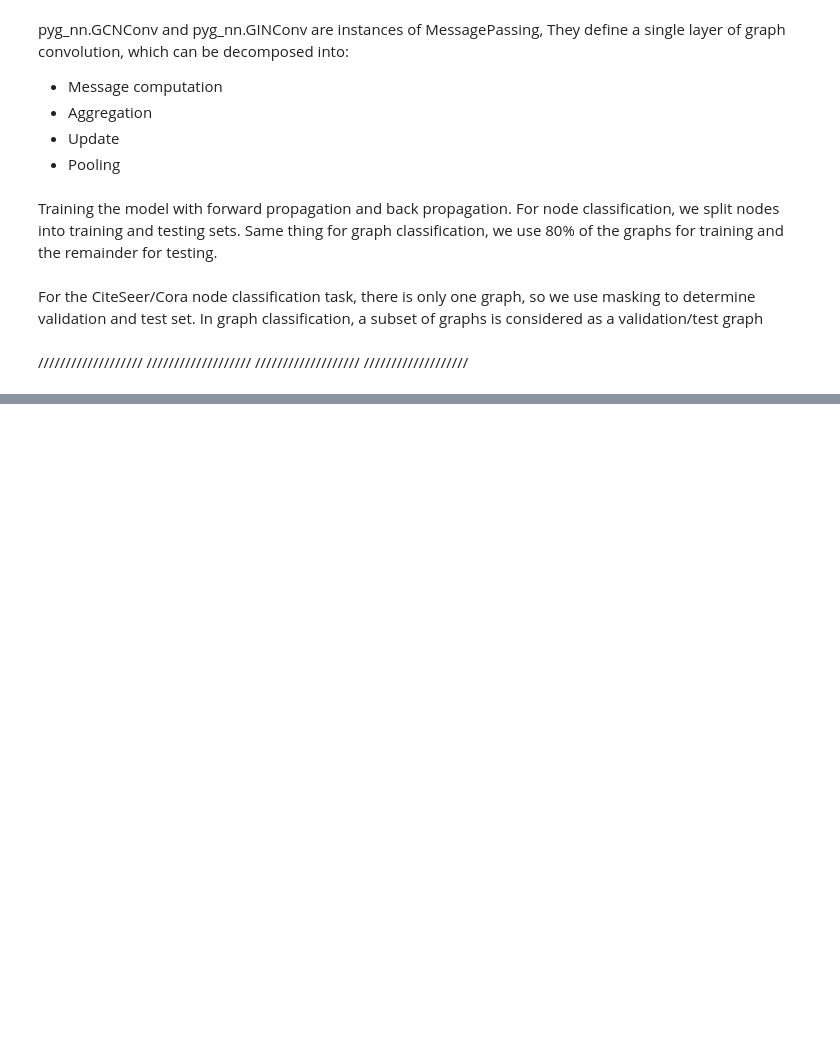
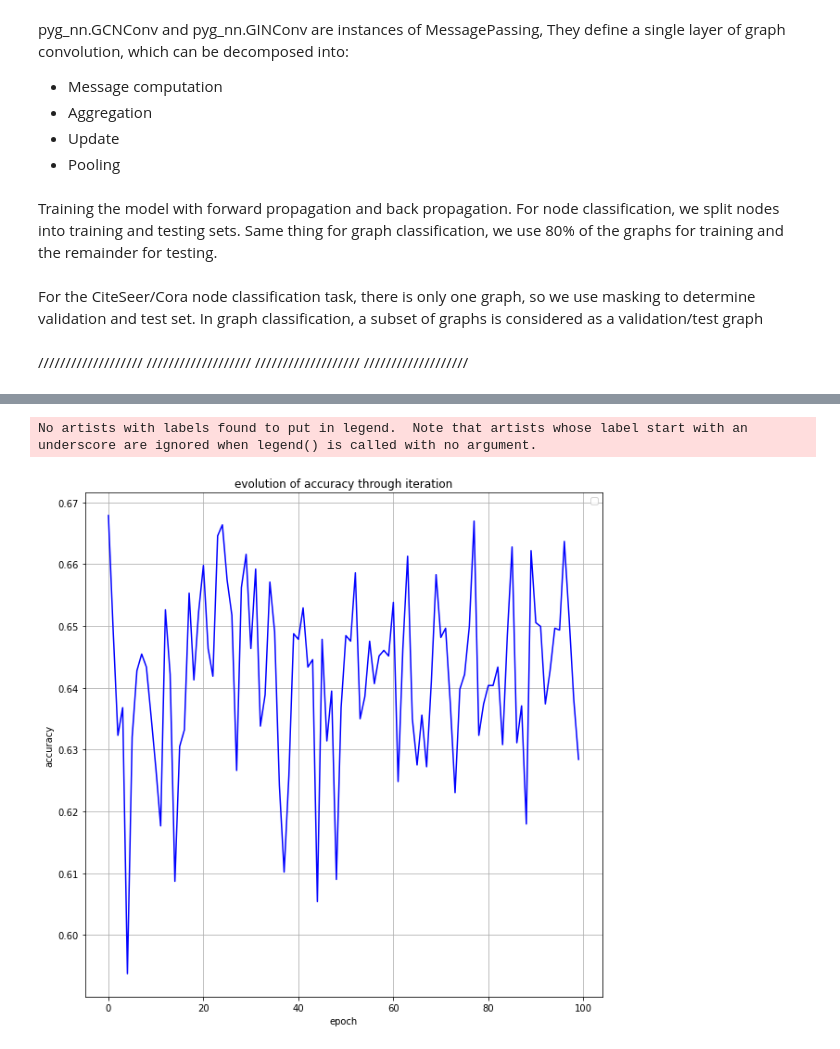
Before and after one commit to Tristan-Le-Bars/GnnArchitectureSearchWithPSO, a Jupyter notebook: src/PsoForGnnArchitectureSearch.ipynb, the cells around one changed output, grey strips where cells are left out. Drawn from its saved outputs; the diff is of its cells as text; code cells hidden in the pictures; blank space fills up the shorter version.

```diff
--- a/src/PsoForGnnArchitectureSearch.ipynb
+++ b/src/PsoForGnnArchitectureSearch.ipynb
@@ -400,0 +469,36 @@ KeyboardInterrupt:
+# %%
+dataset = TUDataset(root='/tmp/ENZYMES', name='ENZYMES')
+dataset = dataset.shuffle()
+task = 'graph'
+
+data = {'epoch':  [],
+        'loss': [],
+        'accuracy': []
+        }
+
+df = pd.DataFrame(data)
+
+
+# 5 informants, 50 particles
+swarm = Swarm(3, 15)
+for i in range(100):
+    print("Epoch = " + str(i))
+    loss, accuracy = swarm.train_epoch(dataset, task)
+    print("loss: " + str(loss) + ", accuracy: " + str(accuracy))
+    new_row = {'epoch':i, 'loss':loss, 'accuracy':accuracy}
+    df = df.append(new_row, ignore_index=True)
+    swarm.Optimise()
+    best_err = swarm.get_best()
+print(df)
+# %%
+plt.plot(df['epoch'], df['accuracy'], color="blue")
+plt.title('evolution of accuracy through iteration')
+plt.xlabel('epoch')
+plt.ylabel('accuracy')
+plt.grid()
+plt.legend()
+plt.rcParams['figure.figsize'] = [10, 10]
+plt.show()
+# %% [output]
+No artists with labels found to put in legend.  Note that artists whose label start with an underscore are ignored when legend() is called with no argument.
+[figure, added]
```
Also changed, not shown: parts of 10 cells of this notebook, 11 other files.
